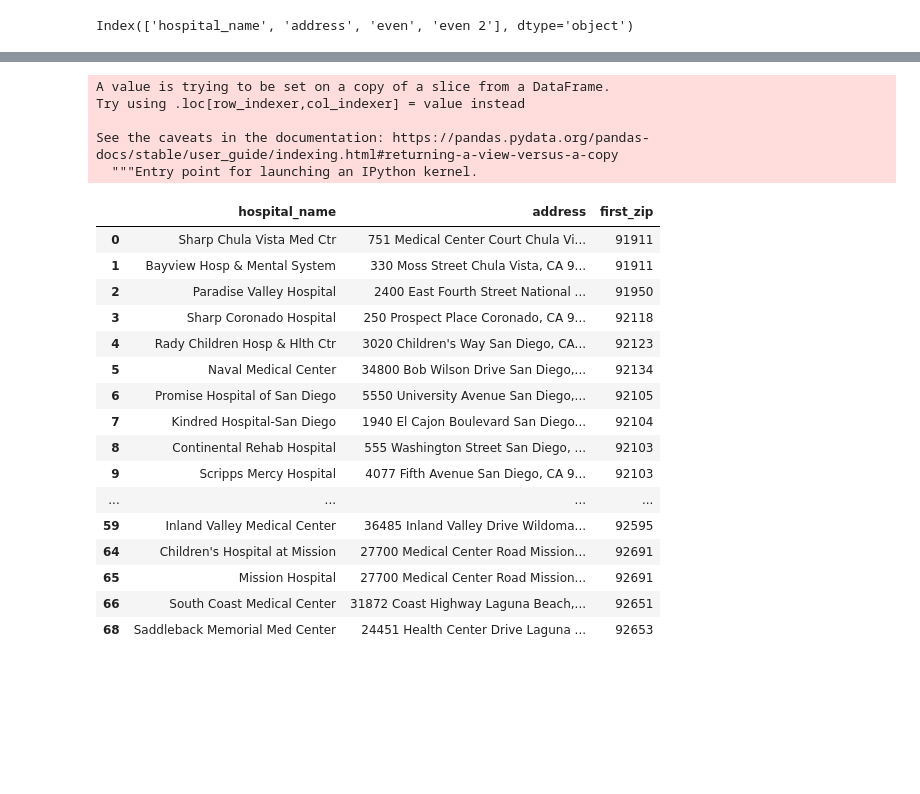
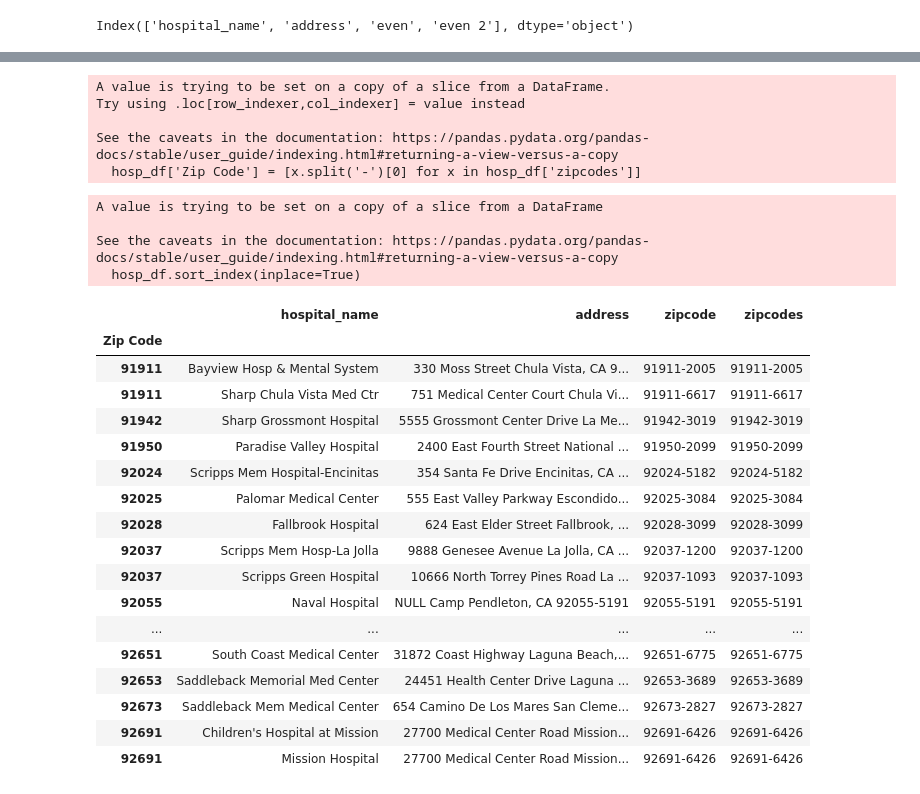
Before and after one commit to tsmtruong/final-project, a Jupyter notebook: Clean_Hospitals.ipynb, the cells around one changed output, grey strips where cells are left out. Saved outputs shown, nothing was run; the diff lists cells and outputs as text; code cells hidden in the pictures; blank space fills up the shorter version.

```diff
--- a/Clean_Hospitals.ipynb
+++ b/Clean_Hospitals.ipynb
@@ -113,31 +114,38 @@ See the caveats in the documentation: https://pandas.pydata.org/pandas-docs/stab
 # %%
-hosp_df['first_zip'] = [x.split('-')[0] for x in hosp_df['zipcodes']]
+hosp_df['Zip Code'] = [x.split('-')[0] for x in hosp_df['zipcodes']]
 # %% [output]
 A value is trying to be set on a copy of a slice from a DataFrame.
 Try using .loc[row_indexer,col_indexer] = value instead
 
 See the caveats in the documentation: https://pandas.pydata.org/pandas-docs/stable/user_guide/indexing.html#returning-a-view-versus-a-copy
-  """Entry point for launching an IPython kernel.
+  hosp_df['Zip Code'] = [x.split('-')[0] for x in hosp_df['zipcodes']]
 # %%
-hosp_df.set_index('first_zip',inplace=True)
+hosp_df.set_index('Zip Code',inplace=True)
+hosp_df.sort_index(inplace=True)
+hosp_df
 # %% [output]
+A value is trying to be set on a copy of a slice from a DataFrame
+
+See the caveats in the documentation: https://pandas.pydata.org/pandas-docs/stable/user_guide/indexing.html#returning-a-view-versus-a-copy
+  hosp_df.sort_index(inplace=True)
-|  | hospital_name | address | first_zip |
-| 0 | Sharp Chula Vista Med Ctr | 751 Medical Center Court Chula Vi... | 91911 |
-| 1 | Bayview Hosp & Mental System | 330 Moss Street Chula Vista, CA 9... | 91911 |
-| 2 | Paradise Valley Hospital | 2400 East Fourth Street National ... | 91950 |
-| 3 | Sharp Coronado Hospital | 250 Prospect Place Coronado, CA 9... | 92118 |
-| 4 | Rady Children Hosp & Hlth Ctr | 3020 Children's Way San Diego, CA... | 92123 |
-| 5 | Naval Medical Center | 34800 Bob Wilson Drive San Diego,... | 92134 |
-| 6 | Promise Hospital of San Diego | 5550 University Avenue San Diego,... | 92105 |
-| 7 | Kindred Hospital-San Diego | 1940 El Cajon Boulevard San Diego... | 92104 |
-| 8 | Continental Rehab Hospital | 555 Washington Street San Diego, ... | 92103 |
-| 9 | Scripps Mercy Hospital | 4077 Fifth Avenue San Diego, CA 9... | 92103 |
-| ... | ... | ... | ... |
-| 59 | Inland Valley Medical Center | 36485 Inland Valley Drive Wildoma... | 92595 |
-| 64 | Children's Hospital at Mission | 27700 Medical Center Road Mission... | 92691 |
-| 65 | Mission Hospital | 27700 Medical Center Road Mission... | 92691 |
-| 66 | South Coast Medical Center | 31872 Coast Highway Laguna Beach,... | 92651 |
-| 68 | Saddleback Memorial Med Center | 24451 Health Center Drive Laguna ... | 92653 |
+|  | hospital_name | address | zipcode | zipcodes |
+| Zip Code |  |  |  |  |
+| 91911 | Bayview Hosp & Mental System | 330 Moss Street Chula Vista, CA 9... | 91911-2005 | 91911-2005 |
+| 91911 | Sharp Chula Vista Med Ctr | 751 Medical Center Court Chula Vi... | 91911-6617 | 91911-6617 |
+| 91942 | Sharp Grossmont Hospital | 5555 Grossmont Center Drive La Me... | 91942-3019 | 91942-3019 |
+| 91950 | Paradise Valley Hospital | 2400 East Fourth Street National ... | 91950-2099 | 91950-2099 |
+| 92024 | Scripps Mem Hospital-Encinitas | 354 Santa Fe Drive Encinitas, CA ... | 92024-5182 | 92024-5182 |
+| 92025 | Palomar Medical Center | 555 East Valley Parkway Escondido... | 92025-3084 | 92025-3084 |
+| 92028 | Fallbrook Hospital | 624 East Elder Street Fallbrook, ... | 92028-3099 | 92028-3099 |
+| 92037 | Scripps Mem Hosp-La Jolla | 9888 Genesee Avenue La Jolla, CA ... | 92037-1200 | 92037-1200 |
+| 92037 | Scripps Green Hospital | 10666 North Torrey Pines Road La ... | 92037-1093 | 92037-1093 |
+| 92055 | Naval Hospital | NULL Camp Pendleton, CA 92055-5191 | 92055-5191 | 92055-5191 |
+| ... | ... | ... | ... | ... |
+| 92651 | South Coast Medical Center | 31872 Coast Highway Laguna Beach,... | 92651-6775 | 92651-6775 |
+| 92653 | Saddleback Memorial Med Center | 24451 Health Center Drive Laguna ... | 92653-3689 | 92653-3689 |
+| 92673 | Saddleback Mem Medical Center | 654 Camino De Los Mares San Cleme... | 92673-2827 | 92673-2827 |
+| 92691 | Children's Hospital at Mission | 27700 Medical Center Road Mission... | 92691-6426 | 92691-6426 |
+| 92691 | Mission Hospital | 27700 Medical Center Road Mission... | 92691-6426 | 92691-6426 |
 # %%
 # exporting file
 from pathlib import Path
```
Also changed, not shown: parts of 6 cells of this notebook, 3 other files.
